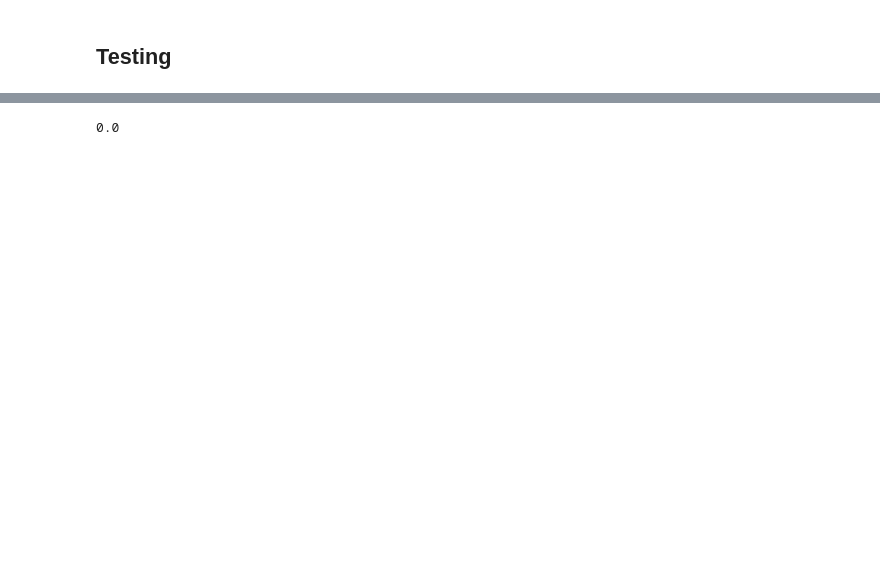
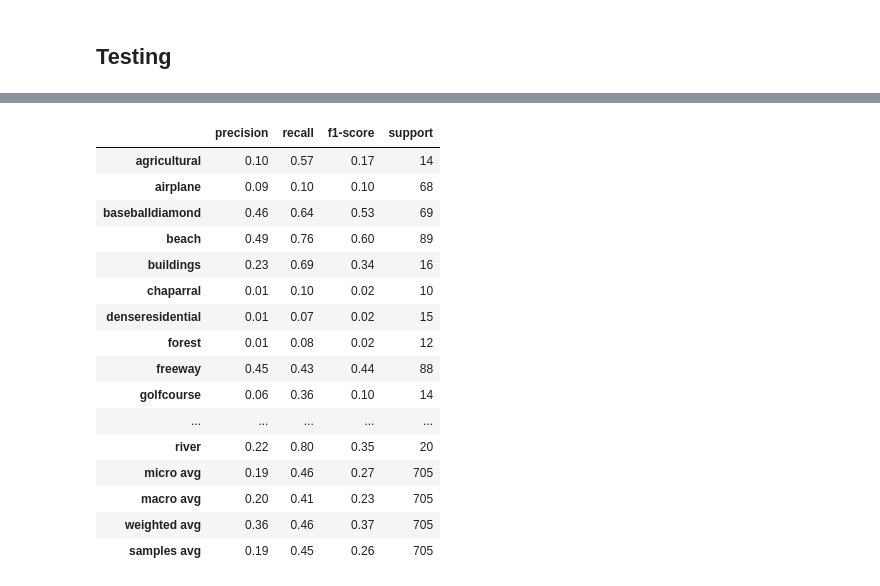
Before and after one commit to stahir01/Image-Processing-for-Remote-Sensing, a Jupyter notebook: Homework3_latest version.ipynb, the cells around one changed output, grey strips where cells are left out. Saved outputs shown, nothing was run; the diff lists cells and outputs as text; code cells hidden in the pictures; blank space fills up the shorter version.

```diff
--- a/Homework3_latest version.ipynb
+++ b/Homework3_latest version.ipynb
@@ -500,45 +536,32 @@ def val_epoch(model, val_loader, criterion, device):
             y_pred_arr = np.array(y_pred)
             y_true_arr = np.array(y_true)
 
-            # We can normalize the y_prediction values between 0 & 1
-
-
+            #Normalize the y_prediction values between 0 & 1
             y_prediction_normalize  = normalization(y_pred_arr)
 
 
-            """
-            min_val = np.amin(y_pred_arr)
-            max_val = np.amax(y_pred_arr)
-            for i in y_pred_arr:
-                for j in i:
-                    z = ((y_pred_arr[j] - min_val)/ (max_val -min_val))
-                y_prediction_normalize.append(z)
 
-            y_prediction_normalize = np.array(y_prediction_normalize)
-            print(y_prediction_normalize)
-            print(y_prediction_normalize.shape)
-
-           """
-
-
-            # Now we perform segmentation. Values > 0.5 -> 1 while other -> 0
+            # Segmentation: Values > 0.5 -> 1 while other -> 0
 
             y_pred_segmented = np.where(y_prediction_normalize > 0.5, 1, 0)
             y_pred_segmented = np.array(y_pred_segmented)
 
-    print(y_pred_segmented)
-    print(y_pred_segmented.shape)
+    #print(y_pred_segmented)
+    #print(y_pred_segmented.shape)
 
 
-    #Classfication_report and Multilabel confusion matrix
+    #Classfication_report, Multilabel confusion matrix, average precision score
 
-    report = classification_report(y_true, y_pred_segmented,target_names=classLabels,  output_dict=True)
-    #report = classification_report(y_true, y_pred_segmented, zero_division=0, output_dict=True)
+    report = classification_report(y_true, y_pred_segmented,target_names=classLabels, zero_division=0, output_dict=True)
     conf_mat = multilabel_confusion_matrix(y_true, y_pred_segmented)
-    accuracy = accuracy_score(y_true, y_pred_segmented)
+    avg_prec = average_precision_score(y_true, y_pred_segmented, average='macro', pos_label=1)
+
+    #Visualize our classifcation report
+    pretty_classification_report_print(report, class_names=classLabels)
 
 
-    return loss_tracker.avg, report, conf_mat, accuracy
+
+    return loss_tracker.avg, report, conf_mat, avg_prec
 # %%
 eval_accuracies = []
 # %%
@@ -817,8 +820,8 @@ def val_epoch(model, val_loader, criterion, device):
 
     #Classfication_report and Multilabel confusion matrix
 
-    report = classification_report(y_true, y_pred_segmented,target_names=classLabels)
-    #report = classification_report(y_true, y_pred_segmented, zero_division=0, output_dict=True)
+    #report = classification_report(y_true, y_pred_segmented,target_names=classLabels)
+    report = classification_report(y_true, y_pred_segmented, zero_division=0, output_dict=True)
     conf_mat = multilabel_confusion_matrix(y_true, y_pred_segmented)
 
     return loss_tracker.avg, report, conf_mat, y_true, y_pred_segmented
@@ -854,5 +840,20 @@ ValueError: operands could not be broadcast together with shapes (2,2) (17,2)
 # %%
-accuracy = accuracy_score(y_true, y_pred_segmented)
-print(accuracy)
+pretty_classification_report_print(report, class_names=classLabels)
 # %% [output]
-0.0
+|  | precision | recall | f1-score | support |
+| agricultural | 0.10 | 0.57 | 0.17 | 14 |
+| airplane | 0.09 | 0.10 | 0.10 | 68 |
+| baseballdiamond | 0.46 | 0.64 | 0.53 | 69 |
+| beach | 0.49 | 0.76 | 0.60 | 89 |
+| buildings | 0.23 | 0.69 | 0.34 | 16 |
+| chaparral | 0.01 | 0.10 | 0.02 | 10 |
+| denseresidential | 0.01 | 0.07 | 0.02 | 15 |
+| forest | 0.01 | 0.08 | 0.02 | 12 |
+| freeway | 0.45 | 0.43 | 0.44 | 88 |
+| golfcourse | 0.06 | 0.36 | 0.10 | 14 |
+| ... | ... | ... | ... | ... |
+| river | 0.22 | 0.80 | 0.35 | 20 |
+| micro avg | 0.19 | 0.46 | 0.27 | 705 |
+| macro avg | 0.20 | 0.41 | 0.23 | 705 |
+| weighted avg | 0.36 | 0.46 | 0.37 | 705 |
+| samples avg | 0.19 | 0.45 | 0.26 | 705 |
```
Also changed, not shown: parts of 21 cells of this notebook.
